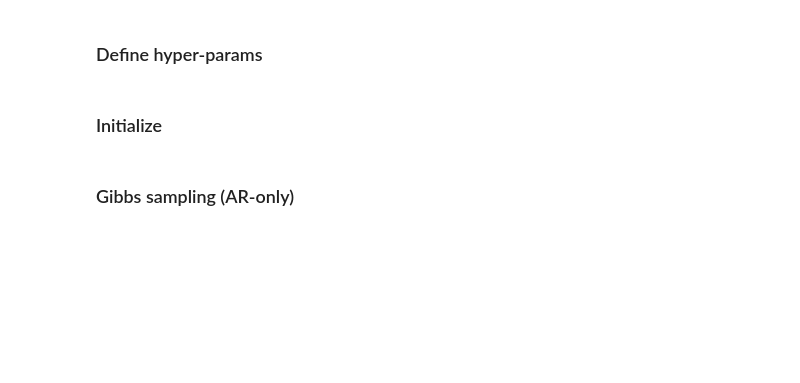
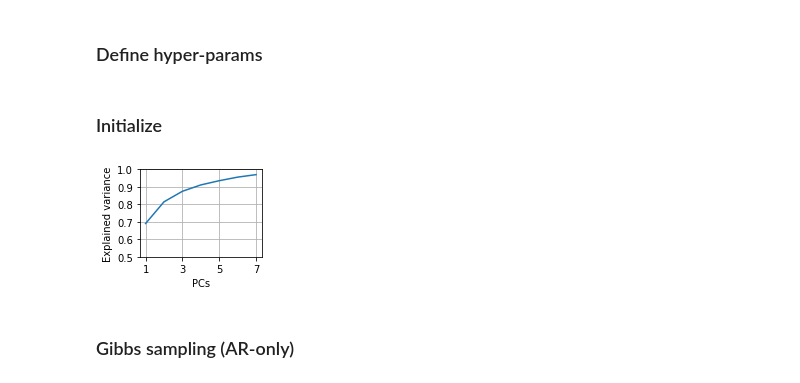
Before and after one commit to calebweinreb/keypointMoSeq, a Jupyter notebook: examples/keypoint_slds.ipynb, the cells around one changed output. Cells and saved outputs as stored; diff of their text form; code cells hidden in the pictures; blank space fills up the shorter version.

```diff
--- a/examples/keypoint_slds.ipynb
+++ b/examples/keypoint_slds.ipynb
@@ -78,4 +85,15 @@ states['z'] = resample_stateseqs(key, **data, **states, **params)
 states['s'] = resample_scales(key, **data, **states, **params, **obs_hypparams)
+# %%
+plt.plot(np.arange(latent_dim)+1,np.cumsum(pca_model.explained_variance_ratio_))
+plt.xlabel('PCs')
+plt.ylabel('Explained variance')
+plt.yticks(np.arange(0.5,1.01,.1))
+plt.xticks(range(1,latent_dim+2,2))
+plt.gcf().set_size_inches((2.5,2))
+plt.grid()
+plt.tight_layout()
+# %% [output]
+[figure, added]
 # %% [markdown]
 ### Gibbs sampling (AR-only)
 # %%
```
Also changed, not shown: parts of 7 cells of this notebook.
